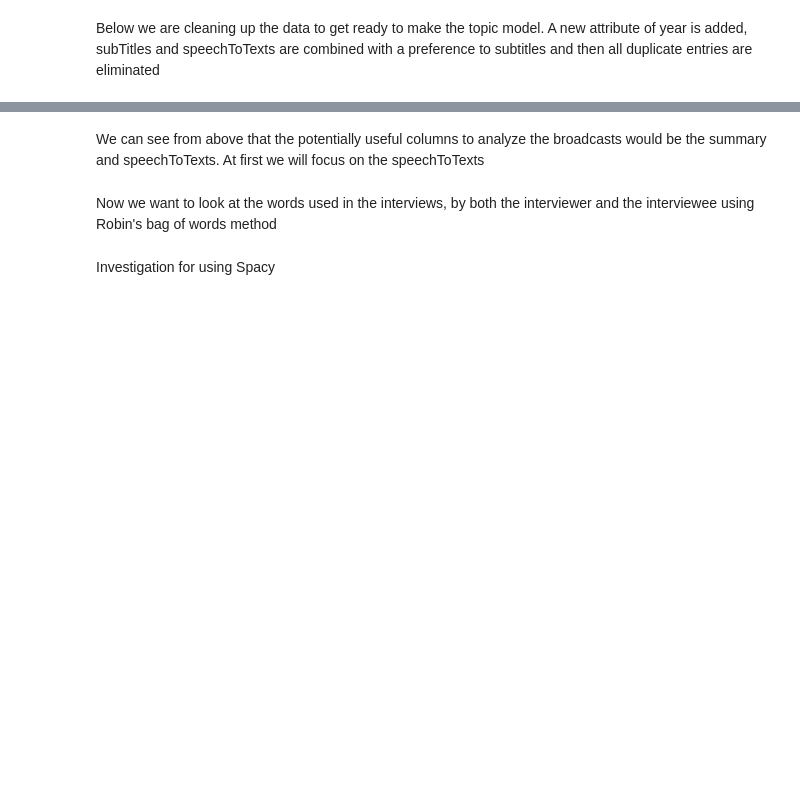
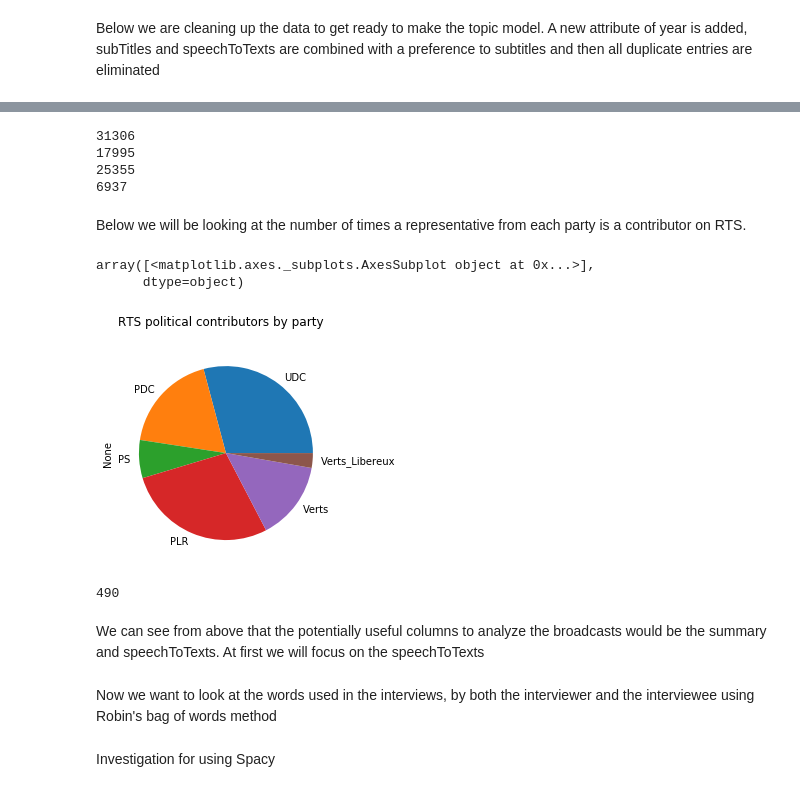
Before and after one commit to ArthurVignon/ADA_project, a Jupyter notebook: RTS_data_preprocessing.ipynb, the cells around one changed output, grey strips where cells are left out. Saved outputs shown, nothing was run; the diff lists cells and outputs as text; code cells hidden in the pictures; blank space fills up the shorter version.

```diff
--- a/RTS_data_preprocessing.ipynb
+++ b/RTS_data_preprocessing.ipynb
@@ -111,3 +107,45 @@ print(len(all_party))
+# %%
+#Drop any duplicates
+print(len(all_party_contributor))
+all_party_contributor= all_party_contributor.drop_duplicates('internalArchiveId')
+print(len(all_party_contributor))
+
+print(len(all_party_topic))
+all_party_topic= all_party_topic.drop_duplicates('internalArchiveId')
+print(len(all_party_topic))
+# %% [output]
+31306
+17995
+25355
+6937
+# %% [markdown]
+Below we will be looking at the number of times a representative from each party is a contributor on RTS.
+# %%
+all_party_contributor = all_party_contributor[['contributors', 'publicationDate', 'year', 'internalArchiveId']]
+# %%
+all_party_contributor = all_party_contributor[['contributors', 'publicationDate', 'year', 'internalArchiveId']]
+contributors = all_party_contributor.explode('contributors')
+contributors['contributor_role'] = contributors.apply(lambda x: str(x['contributors']['role']) if 'role' in x['contributors'] else x['contributors'] == None, axis=1)
+# %%
+#For each party, look at the contributor and determine if they were from the party or not
+contributors['UDC'] = contributors.apply(lambda x: x['contributor_role'] if re.search(r'\bUDC\b', str(x['contributor_role'])) else None, axis =1)
+contributors['PDC'] = contributors.apply(lambda x: x['contributor_role'] if re.search(r'\bPDC\b', str(x['contributor_role'])) else None, axis =1)
+contributors['PS'] = contributors.apply(lambda x: x['contributor_role'] if re.search(r'\bPS\b', str(x['contributor_role'])) else None, axis =1)
+contributors['PLR'] = contributors.apply(lambda x: x['contributor_role'] if re.search(r'\bPLR\b', str(x['contributor_role'])) else None, axis =1)
+contributors['Verts'] = contributors.apply(lambda x: x['contributor_role'] if re.search(r"Verts|Vert|\bPES\b|\bPVL\b", str(x['contributor_role']), re.I) else None, axis =1)
+contributors['Verts_Libereux'] = contributors.apply(lambda x: x['Verts'] if re.search(r"Vert lib|Vert'lib|Verte lib|Vert-lib|Verts lib|Verts-lib|Verte-lib|\bPVL\b", str(x['Verts']), re.I) else None, axis =1)
+contributors['Verts'] = contributors.apply(lambda x: x['Verts'] if x['Verts_Libereux'] == None else None, axis =1)
+# %%
+#Create a pie chart of the total political contributors and their respective parties
+contributors[['UDC', 'PDC', 'PS', 'PLR', 'Verts', 'Verts_Libereux']].count().plot(kind='pie', subplots=True, title='RTS political contributors by party')
+# %% [output]
+array([<matplotlib.axes._subplots.AxesSubplot object at 0x...>],
+      dtype=object)
+[figure, added]
+# %%
+contributors['Verts'].count()
+# %% [output]
+490
 # %% [markdown]
 We can see from above that the potentially useful columns to analyze the broadcasts would be the summary and speechToTexts. At first we will focus on the speechToTexts
 # %% [markdown]
```
Also changed, not shown: parts of 25 cells of this notebook, 3 other files.
